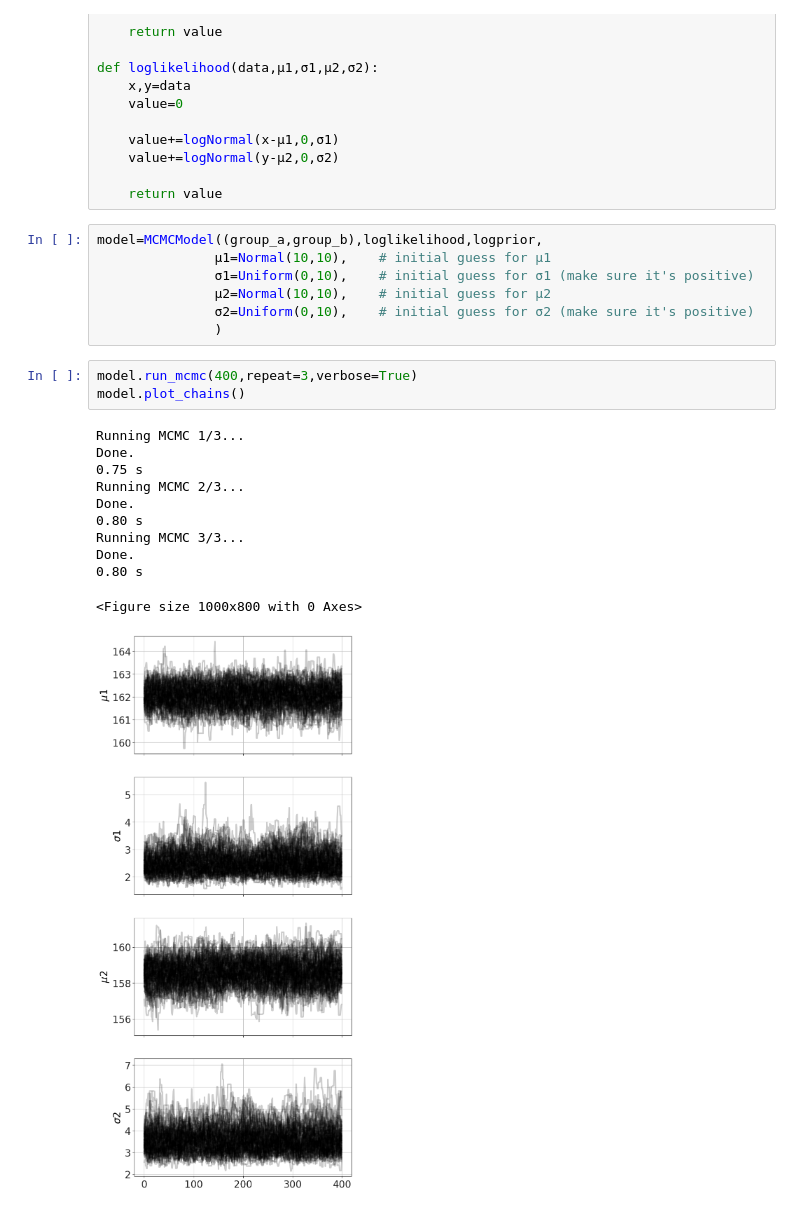
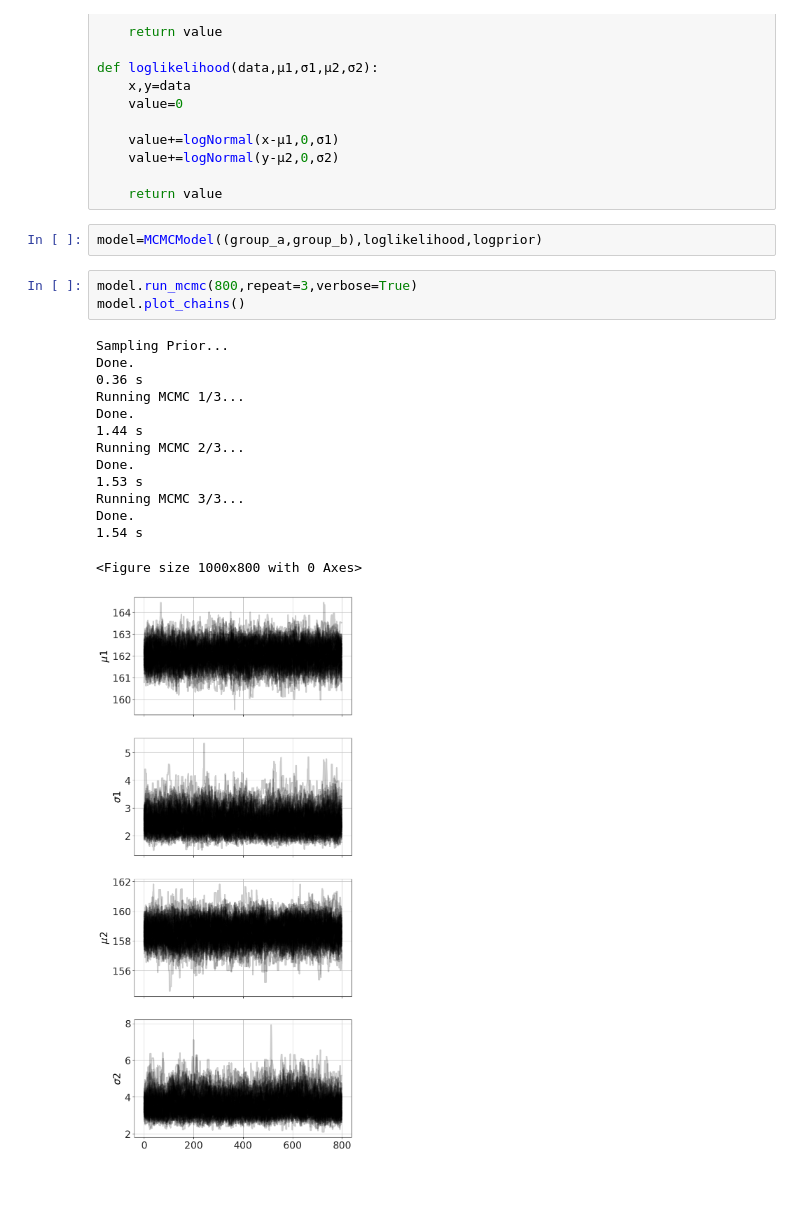
Before and after one commit to bblais/Computer-Programming-for-the-Sciences-Spring-2024, a Jupyter notebook: Sprint #3 - Probability and Uncertainty/2024-03-28 - MCMC Fitting and Samples.ipynb, the cells around one changed output. Saved outputs shown, nothing was run; the diff lists cells and outputs as text; blank space fills up the shorter version.

```diff
--- a/Sprint #3 - Probability and Uncertainty/2024-03-28 - MCMC Fitting and Samples.ipynb
+++ b/Sprint #3 - Probability and Uncertainty/2024-03-28 - MCMC Fitting and Samples.ipynb
@@ -41,27 +41,25 @@ def loglikelihood(data,μ1,σ1,μ2,σ2):
 
     return value
 # %%
-model=MCMCModel((group_a,group_b),loglikelihood,logprior,
-               μ1=Normal(10,10),    # initial guess for μ1
-               σ1=Uniform(0,10),    # initial guess for σ1 (make sure it's positive)
-               μ2=Normal(10,10),    # initial guess for μ2
-               σ2=Uniform(0,10),    # initial guess for σ2 (make sure it's positive)
-               )
+model=MCMCModel((group_a,group_b),loglikelihood,logprior)
 # %%
-model.run_mcmc(400,repeat=3,verbose=True)
+model.run_mcmc(800,repeat=3,verbose=True)
 model.plot_chains()
 # %% [output]
+Sampling Prior...
+Done.
+0.36 s
 Running MCMC 1/3...
 Done.
-0.75 s
+1.44 s
 Running MCMC 2/3...
 Done.
-0.80 s
+1.53 s
 Running MCMC 3/3...
 Done.
-0.80 s
+1.54 s
 <Figure size 1000x800 with 0 Axes>
-[figure, old version]
+[figure, new version]
 # %%
 model.plot_distributions()
 # %% [output]
```
Also changed, not shown: parts of 5 cells of this notebook, 6 other files.
